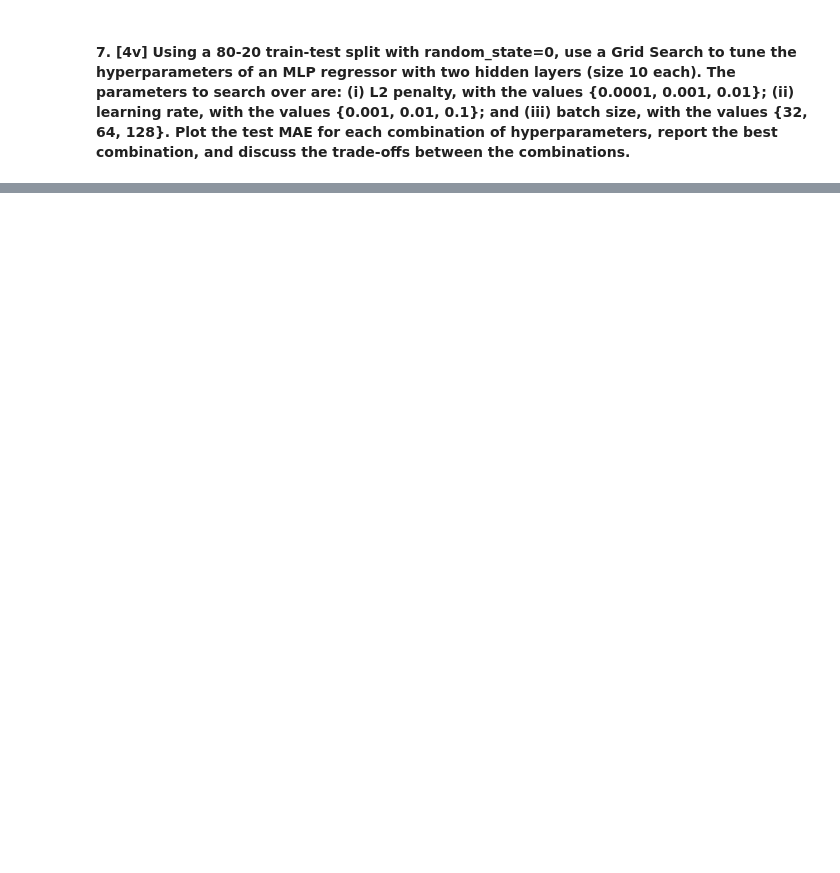
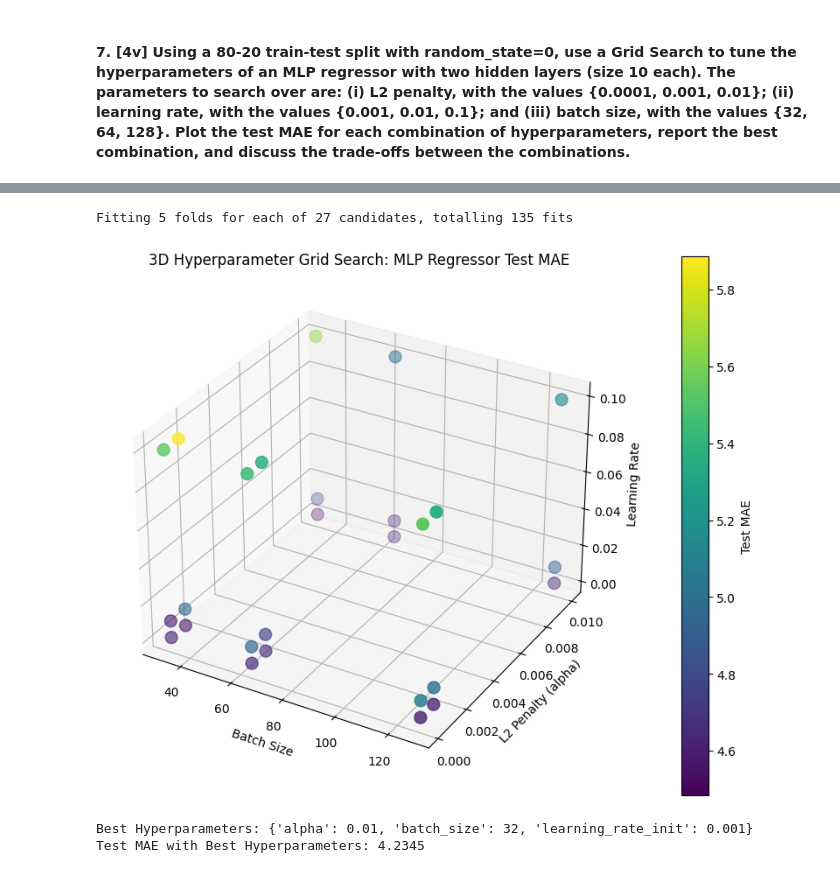
Before and after one commit to mariana-marcal-santana/ML.Projs, a Jupyter notebook: HW3/HW3.ipynb, the cells around one changed output, grey strips where cells are left out. Cells and saved outputs as stored; diff of their text form; code cells hidden in the pictures; blank space fills up the shorter version.

```diff
--- a/HW3/HW3.ipynb
+++ b/HW3/HW3.ipynb
@@ -195,0 +107,77 @@ Test MAE with Best Hyperparameters: 4.2345
+# %%
+import pandas as pd
+import matplotlib.pyplot as plt
+from sklearn.model_selection import train_test_split, GridSearchCV
+from sklearn.neural_network import MLPRegressor
+from sklearn.metrics import mean_absolute_error
+
+# Load the dataset (adjust the path if necessary)
+data = pd.read_csv("parkinsons.csv")
+
+# Replace 'target_column_name' with the actual target column name in your dataset
+target_column = 'target'  # Replace this with your target column
+X = data.drop(target_column, axis=1)
+y = data[target_column]
+
+# Split data into 80-20 train-test with random_state=0
+X_train, X_test, y_train, y_test = train_test_split(X, y, test_size=0.2, random_state=0)
+
+# Define the MLP Regressor model
+mlp = MLPRegressor(hidden_layer_sizes=(10, 10), max_iter=2000, random_state=0)
+
+# Define the grid of hyperparameters to search over
+param_grid = {
+    'alpha': [0.0001, 0.001, 0.01],               # L2 penalty
+    'learning_rate_init': [0.001, 0.01, 0.1],      # Learning rate
+    'batch_size': [32, 64, 128]                    # Batch size
+}
+
+# Use GridSearchCV to search for the best combination of hyperparameters
+grid_search = GridSearchCV(mlp, param_grid, scoring='neg_mean_absolute_error', cv=5, n_jobs=-1, verbose=1)
+grid_search.fit(X_train, y_train)
+
+0.001 32 0.01
+# Extract the results into a DataFrame
+results_df = pd.DataFrame(grid_search.cv_results_)
+
+# Extract parameter values and their corresponding mean test MAE (negative score, so convert back)
+results_df['mean_test_mae'] = -results_df['mean_test_score']
+
+# Create 3D scatter plot
+fig = plt.figure(figsize=(10, 8))
+ax = fig.add_subplot(111, projection='3d')
+
+# Prepare the grid values for the 3D plot
+alphas = results_df['param_alpha'].astype(float)
+learning_rates = results_df['param_learning_rate_init'].astype(float)
+batch_sizes = results_df['param_batch_size'].astype(float)
+maes = results_df['mean_test_mae'].astype(float)
+
+# Scatter plot with color mapped to the MAE
+scatter = ax.scatter(batch_sizes, alphas,learning_rates, c=maes, cmap='viridis', s=100)
+
+# Set labels for the axes
+ax.set_xlabel('Batch Size')
+ax.set_ylabel('L2 Penalty (alpha)')
+ax.set_zlabel('Learning Rate')
+ax.set_title('3D Hyperparameter Grid Search: MLP Regressor Test MAE')
+
+# Add color bar to show MAE range
+cbar = fig.colorbar(scatter, ax=ax, pad=0.1)
+cbar.set_label('Test MAE')
+
+plt.show()
+
+# Best Hyperparameters and evaluation on test set
+best_params = grid_search.best_params_
+print(f"Best Hyperparameters: {best_params}")
+
+# Predict using the best model
+y_pred = grid_search.best_estimator_.predict(X_test)
+test_mae = mean_absolute_error(y_test, y_pred)
+print(f"Test MAE with Best Hyperparameters: {test_mae:.4f}")
+# %% [output]
+Fitting 5 folds for each of 27 candidates, totalling 135 fits
+[figure, added]
+Best Hyperparameters: {'alpha': 0.01, 'batch_size': 32, 'learning_rate_init': 0.001}
+Test MAE with Best Hyperparameters: 4.2345
```
Also changed, not shown: parts of 5 cells of this notebook.
